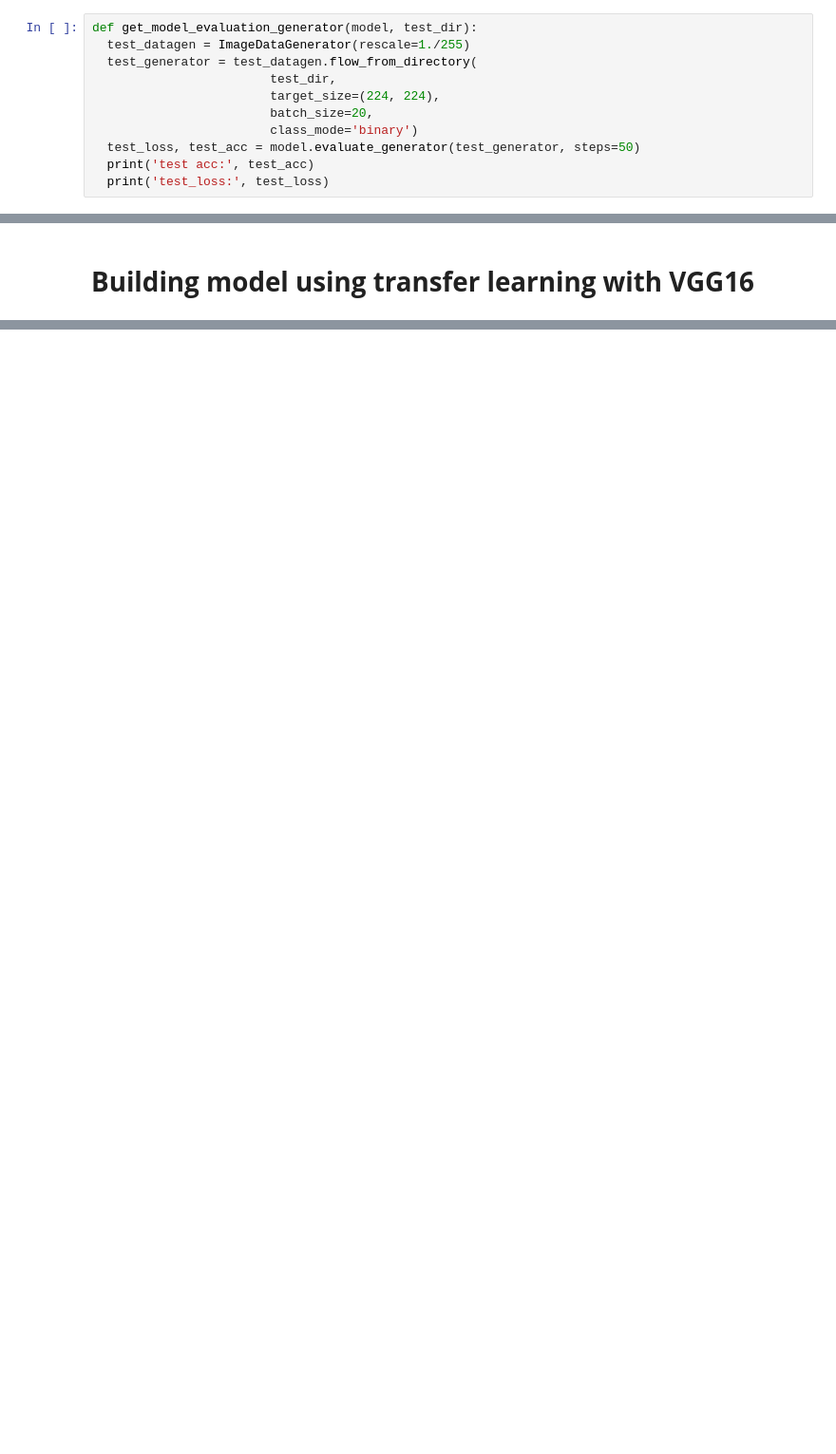
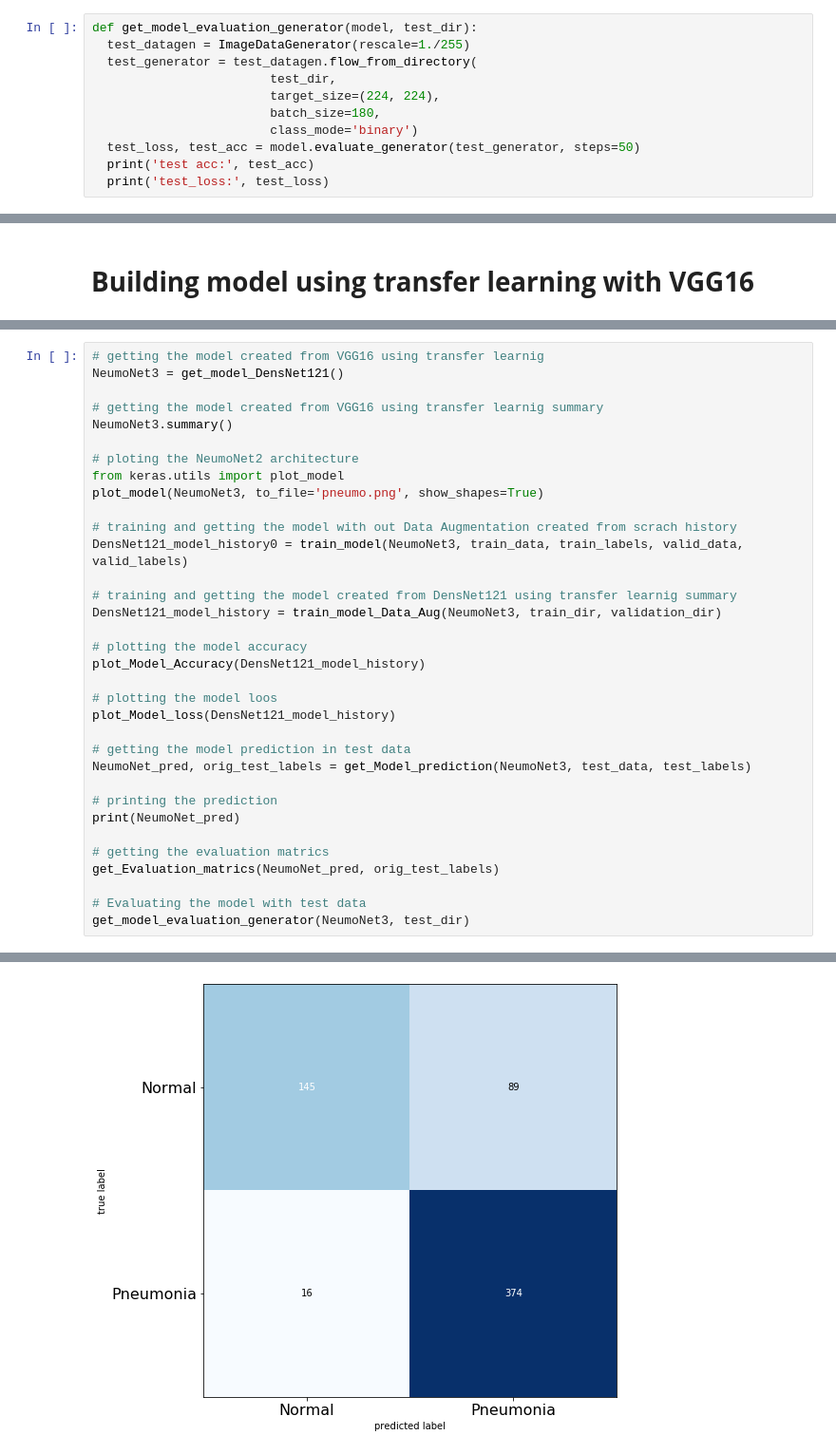
Before and after one commit to myschl/ML-DL, a Jupyter notebook: PneumoNet_Best.ipynb, the cells around one changed output, grey strips where cells are left out. Shown at 95% size. Cells and saved outputs as stored; diff of their text form; blank space fills up the shorter version.

```diff
--- a/PneumoNet_Best.ipynb
+++ b/PneumoNet_Best.ipynb
@@ -634,7 +725,7 @@ def get_model_evaluation_generator(model, test_dir):
   test_generator = test_datagen.flow_from_directory(
                         test_dir,
                         target_size=(224, 224),
-                        batch_size=20,
+                        batch_size=180,
                         class_mode='binary')
   test_loss, test_acc = model.evaluate_generator(test_generator, steps=50)
   print('test acc:', test_acc)
@@ -764,0 +898,35 @@ F1_score of the model is 0.94
+# %%
+# getting the model created from VGG16 using transfer learnig
+NeumoNet3 = get_model_DensNet121()
+
+# getting the model created from VGG16 using transfer learnig summary
+NeumoNet3.summary()
+
+# ploting the NeumoNet2 architecture
+from keras.utils import plot_model
+plot_model(NeumoNet3, to_file='pneumo.png', show_shapes=True)
+
+# training and getting the model with out Data Augmentation created from scrach history
+DensNet121_model_history0 = train_model(NeumoNet3, train_data, train_labels, valid_data, valid_labels)
+
+# training and getting the model created from DensNet121 using transfer learnig summary
+DensNet121_model_history = train_model_Data_Aug(NeumoNet3, train_dir, validation_dir)
+
+# plotting the model accuracy
+plot_Model_Accuracy(DensNet121_model_history)
+
+# plotting the model loos
+plot_Model_loss(DensNet121_model_history)
+
+# getting the model prediction in test data
+NeumoNet_pred, orig_test_labels = get_Model_prediction(NeumoNet3, test_data, test_labels)
+
+# printing the prediction
+print(NeumoNet_pred)
+
+# getting the evaluation matrics
+get_Evaluation_matrics(NeumoNet_pred, orig_test_labels)
+
+# Evaluating the model with test data
+get_model_evaluation_generator(NeumoNet3, test_dir)
+# %% [output]
@@ -764,0 +934 @@ F1_score of the model is 0.94
+[figure, added]
```
Also changed, not shown: parts of 38 cells of this notebook.
